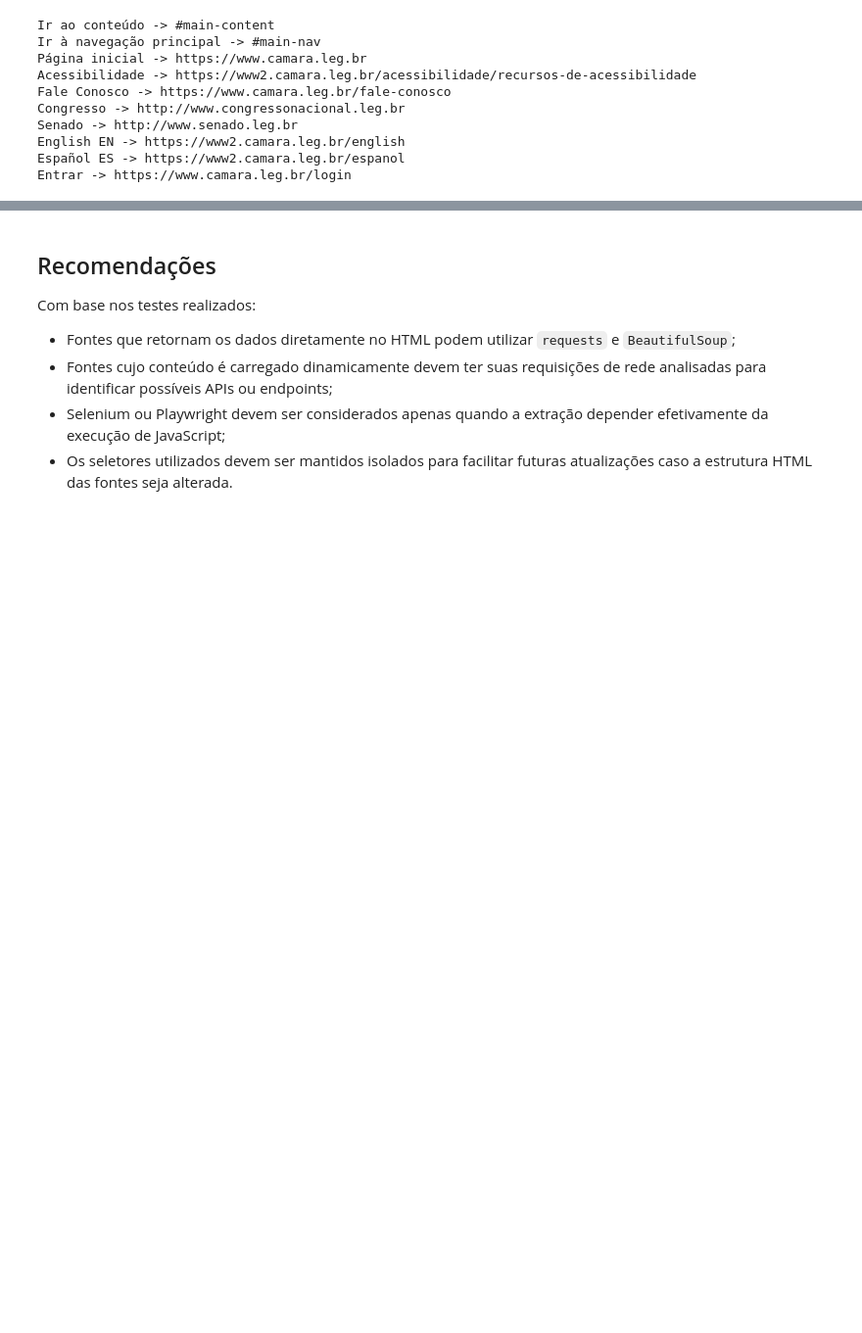
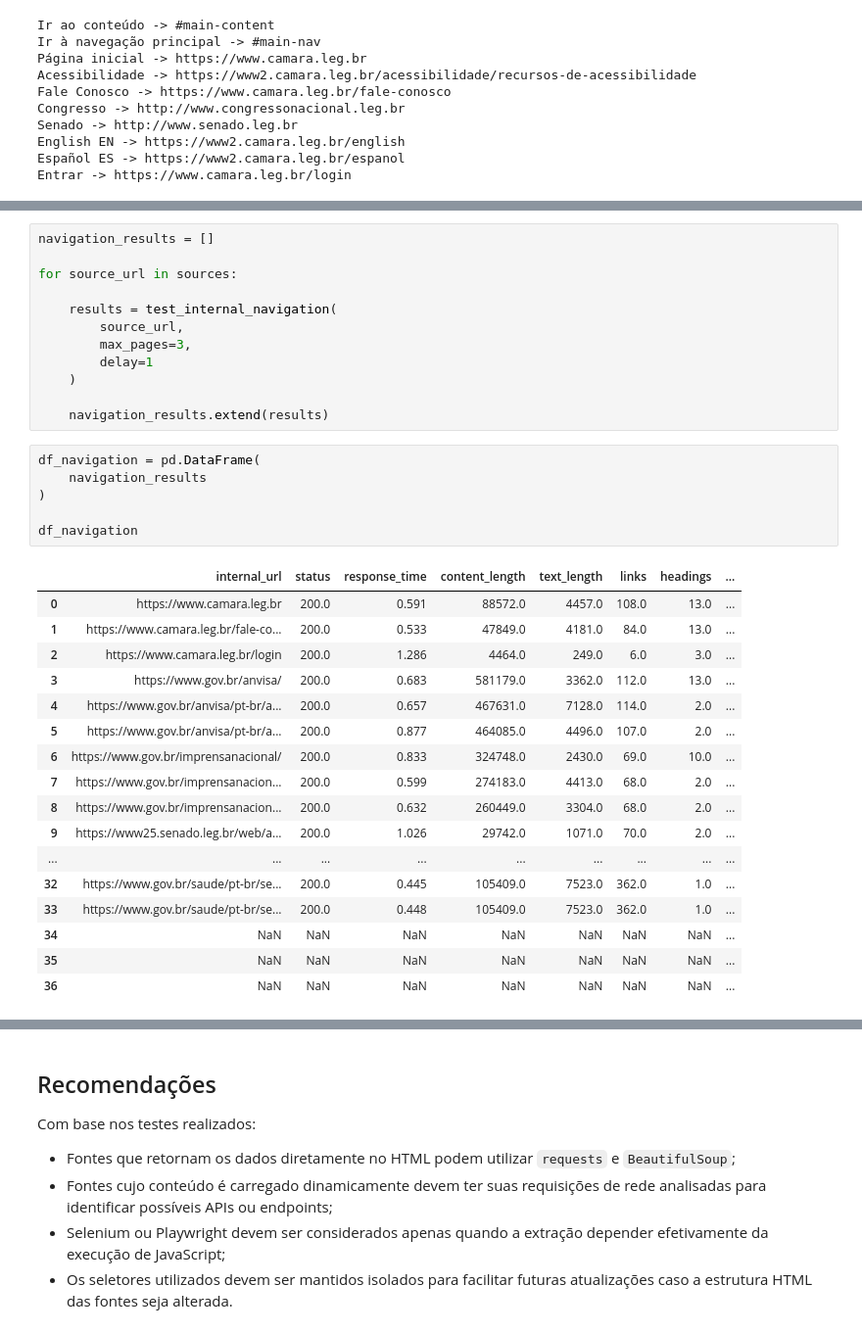
Before and after one commit to Senac-Labs-Code/relatorio-inteligente, a Jupyter notebook: experimentos/analysis..ipynb, the cells around one changed output, grey strips where cells are left out. Shown at 98% size. Cells and saved outputs as stored; diff of their text form; blank space fills up the shorter version.

```diff
--- a/experimentos/analysis..ipynb
+++ b/experimentos/analysis..ipynb
@@ -356,0 +909,36 @@ Entrar -> https://www.camara.leg.br/login
+# %%
+navigation_results = []
+
+for source_url in sources:
+
+    results = test_internal_navigation(
+        source_url,
+        max_pages=3,
+        delay=1
+    )
+
+    navigation_results.extend(results)
+# %%
+df_navigation = pd.DataFrame(
+    navigation_results
+)
+
+df_navigation
+# %% [output]
+|  | internal_url | status | response_time | content_length | text_length | links | headings | ... |
+| 0 | https://www.camara.leg.br | 200.0 | 0.591 | 88572.0 | 4457.0 | 108.0 | 13.0 | ... |
+| 1 | https://www.camara.leg.br/fale-co... | 200.0 | 0.533 | 47849.0 | 4181.0 | 84.0 | 13.0 | ... |
+| 2 | https://www.camara.leg.br/login | 200.0 | 1.286 | 4464.0 | 249.0 | 6.0 | 3.0 | ... |
+| 3 | https://www.gov.br/anvisa/ | 200.0 | 0.683 | 581179.0 | 3362.0 | 112.0 | 13.0 | ... |
+| 4 | https://www.gov.br/anvisa/pt-br/a... | 200.0 | 0.657 | 467631.0 | 7128.0 | 114.0 | 2.0 | ... |
+| 5 | https://www.gov.br/anvisa/pt-br/a... | 200.0 | 0.877 | 464085.0 | 4496.0 | 107.0 | 2.0 | ... |
+| 6 | https://www.gov.br/imprensanacional/ | 200.0 | 0.833 | 324748.0 | 2430.0 | 69.0 | 10.0 | ... |
+| 7 | https://www.gov.br/imprensanacion... | 200.0 | 0.599 | 274183.0 | 4413.0 | 68.0 | 2.0 | ... |
+| 8 | https://www.gov.br/imprensanacion... | 200.0 | 0.632 | 260449.0 | 3304.0 | 68.0 | 2.0 | ... |
+| 9 | https://www25.senado.leg.br/web/a... | 200.0 | 1.026 | 29742.0 | 1071.0 | 70.0 | 2.0 | ... |
+| ... | ... | ... | ... | ... | ... | ... | ... | ... |
+| 32 | https://www.gov.br/saude/pt-br/se... | 200.0 | 0.445 | 105409.0 | 7523.0 | 362.0 | 1.0 | ... |
+| 33 | https://www.gov.br/saude/pt-br/se... | 200.0 | 0.448 | 105409.0 | 7523.0 | 362.0 | 1.0 | ... |
+| 34 | NaN | NaN | NaN | NaN | NaN | NaN | NaN | ... |
+| 35 | NaN | NaN | NaN | NaN | NaN | NaN | NaN | ... |
+| 36 | NaN | NaN | NaN | NaN | NaN | NaN | NaN | ... |
```
Also changed, not shown: parts of 25 cells of this notebook.
